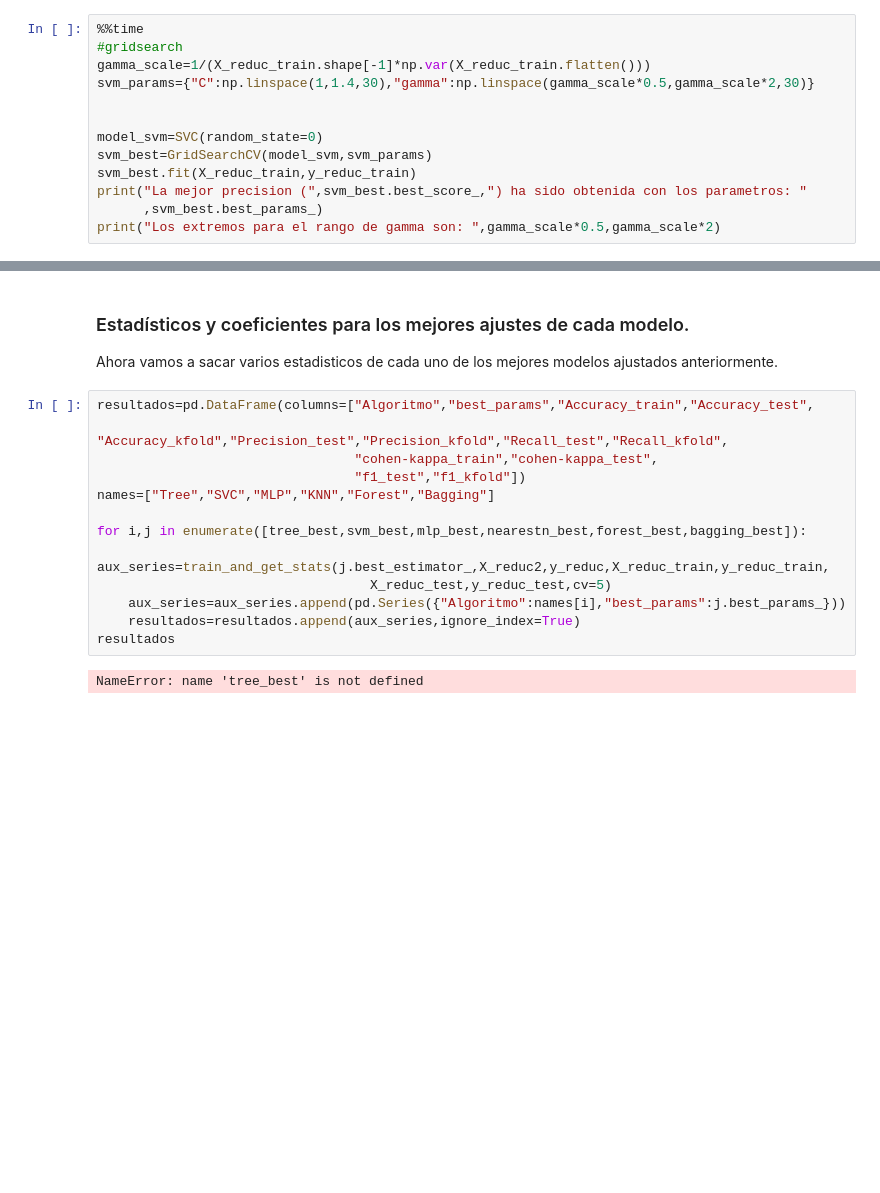
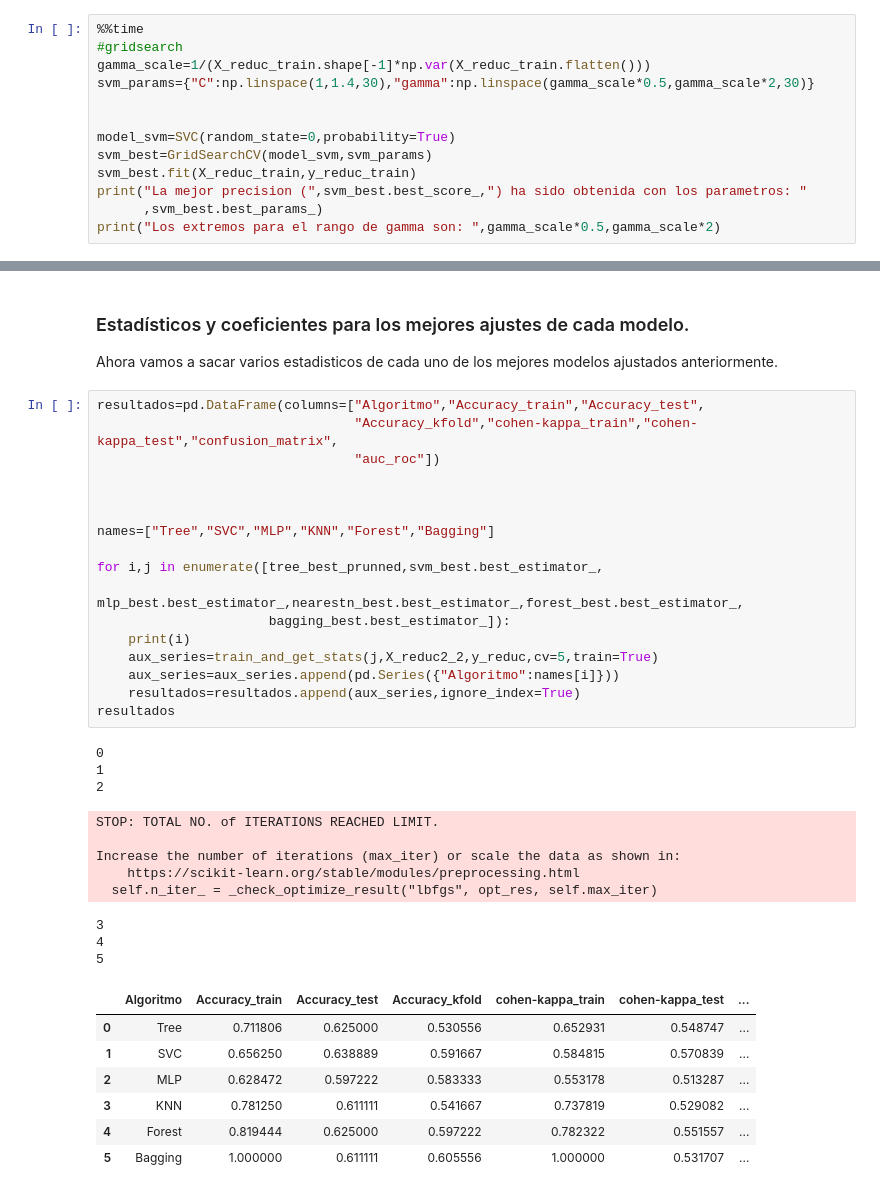
Before and after one commit to AngelGuevara7/Trabajo_Aprendizaje_Maquina, a Jupyter notebook: Memoria_v1.ipynb, the cells around one changed output, grey strips where cells are left out. Saved outputs shown, nothing was run; the diff lists cells and outputs as text; blank space fills up the shorter version.

```diff
--- a/Memoria_v1.ipynb
+++ b/Memoria_v1.ipynb
@@ -740,7 +750,7 @@ gamma_scale=1/(X_reduc_train.shape[-1]*np.var(X_reduc_train.flatten()))
 svm_params={"C":np.linspace(1,1.4,30),"gamma":np.linspace(gamma_scale*0.5,gamma_scale*2,30)}
 
 
-model_svm=SVC(random_state=0)
+model_svm=SVC(random_state=0,probability=True)
 svm_best=GridSearchCV(model_svm,svm_params)
 svm_best.fit(X_reduc_train,y_reduc_train)
 print("La mejor precision (",svm_best.best_score_,") ha sido obtenida con los parametros: "
@@ -1049,17 +1061,38 @@ Para el uso de ensemples hemos obtenido unos mejores resultados en el caso del B
 ### Estadísticos y coeficientes para los mejores ajustes de cada modelo.
 Ahora vamos a sacar varios estadisticos de cada uno de los mejores modelos ajustados anteriormente.
 # %%
-resultados=pd.DataFrame(columns=["Algoritmo","best_params","Accuracy_train","Accuracy_test",
-                                 "Accuracy_kfold","Precision_test","Precision_kfold","Recall_test","Recall_kfold",
-                                 "cohen-kappa_train","cohen-kappa_test",
-                                 "f1_test","f1_kfold"])
+resultados=pd.DataFrame(columns=["Algoritmo","Accuracy_train","Accuracy_test",
+                                 "Accuracy_kfold","cohen-kappa_train","cohen-kappa_test","confusion_matrix",
+                                 "auc_roc"])
+
+
+
 names=["Tree","SVC","MLP","KNN","Forest","Bagging"]
 
-for i,j in enumerate([tree_best,svm_best,mlp_best,nearestn_best,forest_best,bagging_best]):
-    aux_series=train_and_get_stats(j.best_estimator_,X_reduc2,y_reduc,X_reduc_train,y_reduc_train,
-                                   X_reduc_test,y_reduc_test,cv=5)
-    aux_series=aux_series.append(pd.Series({"Algoritmo":names[i],"best_params":j.best_params_}))
+for i,j in enumerate([tree_best_prunned,svm_best.best_estimator_,
+                      mlp_best.best_estimator_,nearestn_best.best_estimator_,forest_best.best_estimator_,
+                      bagging_best.best_estimator_]):
+    print(i)
+    aux_series=train_and_get_stats(j,X_reduc2_2,y_reduc,cv=5,train=True)
+    aux_series=aux_series.append(pd.Series({"Algoritmo":names[i]}))
     resultados=resultados.append(aux_series,ignore_index=True)
 resultados
 # %% [output]
-NameError: name 'tree_best' is not defined
+0
+1
+2
+STOP: TOTAL NO. of ITERATIONS REACHED LIMIT.
+
+Increase the number of iterations (max_iter) or scale the data as shown in:
+    https://scikit-learn.org/stable/modules/preprocessing.html
+  self.n_iter_ = _check_optimize_result("lbfgs", opt_res, self.max_iter)
+3
+4
+5
+|  | Algoritmo | Accuracy_train | Accuracy_test | Accuracy_kfold | cohen-kappa_train | cohen-kappa_test | ... |
+| 0 | Tree | 0.711806 | 0.625000 | 0.530556 | 0.652931 | 0.548747 | ... |
+| 1 | SVC | 0.656250 | 0.638889 | 0.591667 | 0.584815 | 0.570839 | ... |
+| 2 | MLP | 0.628472 | 0.597222 | 0.583333 | 0.553178 | 0.513287 | ... |
+| 3 | KNN | 0.781250 | 0.611111 | 0.541667 | 0.737819 | 0.529082 | ... |
+| 4 | Forest | 0.819444 | 0.625000 | 0.597222 | 0.782322 | 0.551557 | ... |
+| 5 | Bagging | 1.000000 | 0.611111 | 0.605556 | 1.000000 | 0.531707 | ... |
```
Also changed, not shown: parts of 26 cells of this notebook.
